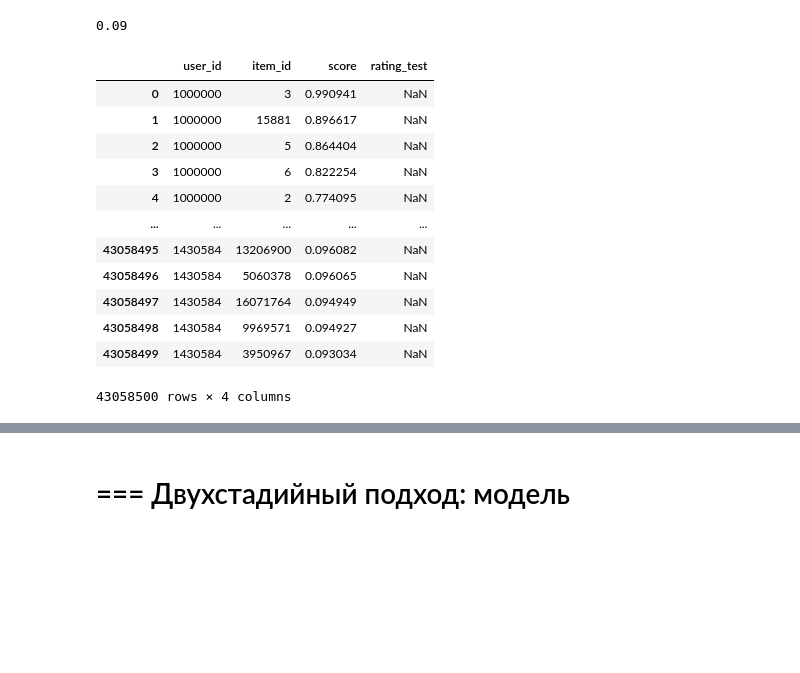
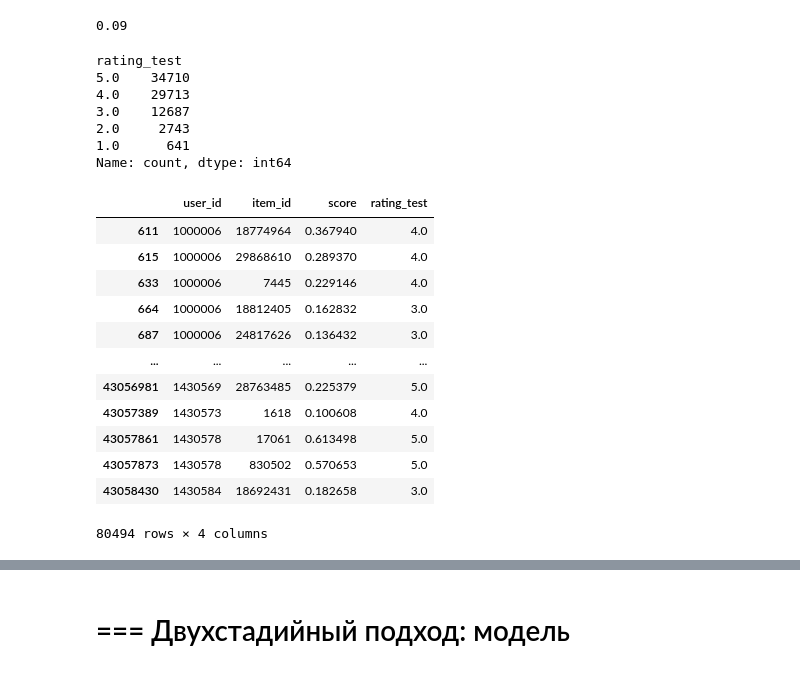
Before and after one commit to Efimovaam/mle-recsys-start, a Jupyter notebook: main_offline.ipynb, the cells around one changed output, grey strips where cells are left out. Saved outputs shown, nothing was run; the diff lists cells and outputs as text; code cells hidden in the pictures; blank space fills up the shorter version.

```diff
--- a/main_offline.ipynb
+++ b/main_offline.ipynb
@@ -678,21 +682,31 @@ print(f"{cov_items:.2f}")
 # %% [output]
 0.09
 # %%
-als_recommendations
+als_recommendations['rating_test'].value_counts()
 # %% [output]
-|  | user_id | item_id | score | rating_test |
-| 0 | 1000000 | 3 | 0.990941 | NaN |
-| 1 | 1000000 | 15881 | 0.896617 | NaN |
-| 2 | 1000000 | 5 | 0.864404 | NaN |
-| 3 | 1000000 | 6 | 0.822254 | NaN |
-| 4 | 1000000 | 2 | 0.774095 | NaN |
-| ... | ... | ... | ... | ... |
-| 43058495 | 1430584 | 13206900 | 0.096082 | NaN |
-| 43058496 | 1430584 | 5060378 | 0.096065 | NaN |
-| 43058497 | 1430584 | 16071764 | 0.094949 | NaN |
-| 43058498 | 1430584 | 9969571 | 0.094927 | NaN |
-| 43058499 | 1430584 | 3950967 | 0.093034 | NaN |
-43058500 rows × 4 columns
+rating_test
+5.0    34710
+4.0    29713
+3.0    12687
+2.0     2743
+1.0      641
+Name: count, dtype: int64
+# %%
+als_recommendations.query('~rating_test.isna()')
+# %% [output]
+|  | user_id | item_id | score | rating_test |
+| 611 | 1000006 | 18774964 | 0.367940 | 4.0 |
+| 615 | 1000006 | 29868610 | 0.289370 | 4.0 |
+| 633 | 1000006 | 7445 | 0.229146 | 4.0 |
+| 664 | 1000006 | 18812405 | 0.162832 | 3.0 |
+| 687 | 1000006 | 24817626 | 0.136432 | 3.0 |
+| ... | ... | ... | ... | ... |
+| 43056981 | 1430569 | 28763485 | 0.225379 | 5.0 |
+| 43057389 | 1430573 | 1618 | 0.100608 | 4.0 |
+| 43057861 | 1430578 | 17061 | 0.613498 | 5.0 |
+| 43057873 | 1430578 | 830502 | 0.570653 | 5.0 |
+| 43058430 | 1430584 | 18692431 | 0.182658 | 3.0 |
+80494 rows × 4 columns
 # %%
 # разметим каждую рекомендацию признаком read
 events_train["read"] = True
```
Also changed, not shown: parts of 16 cells of this notebook, 3 other files.
